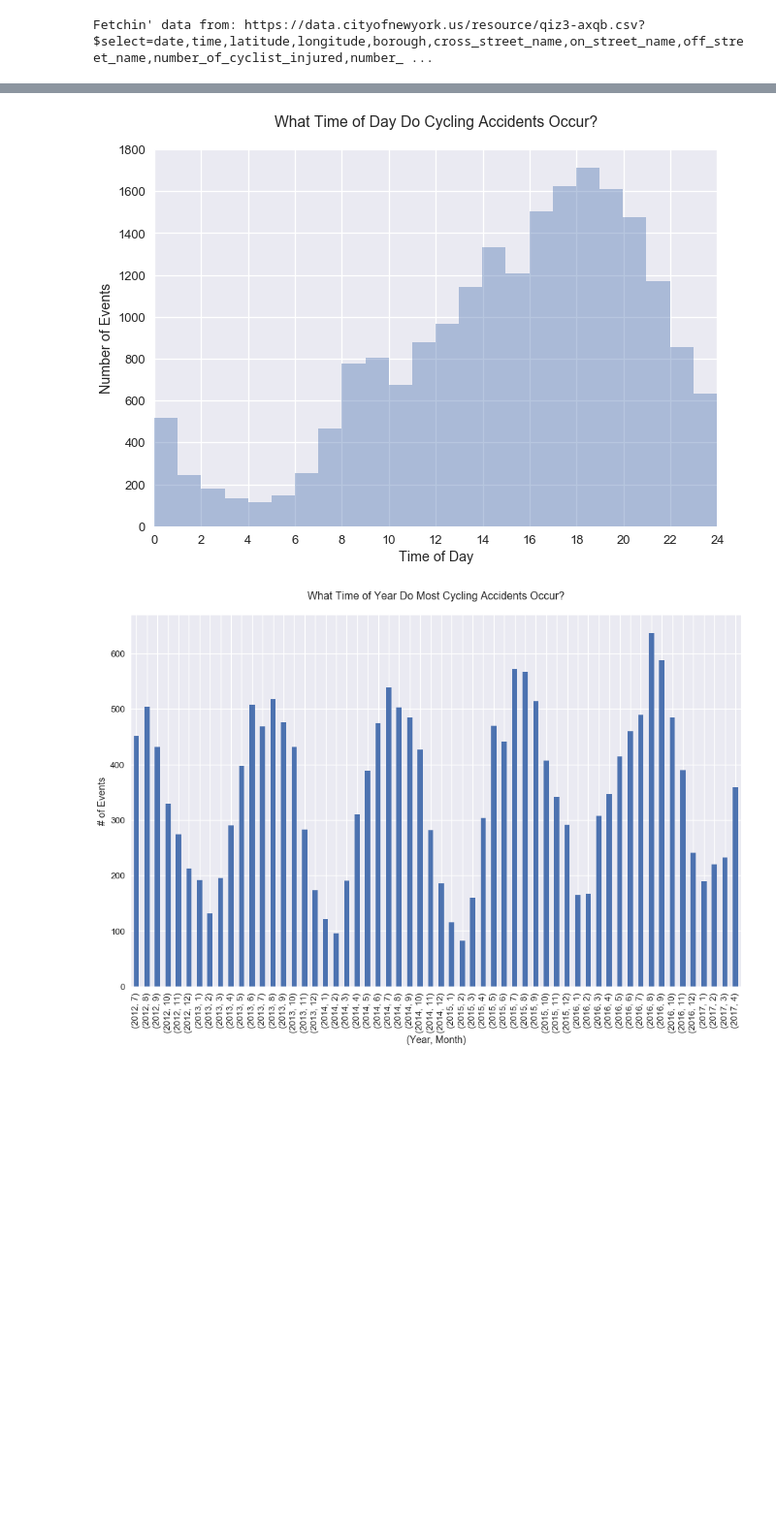
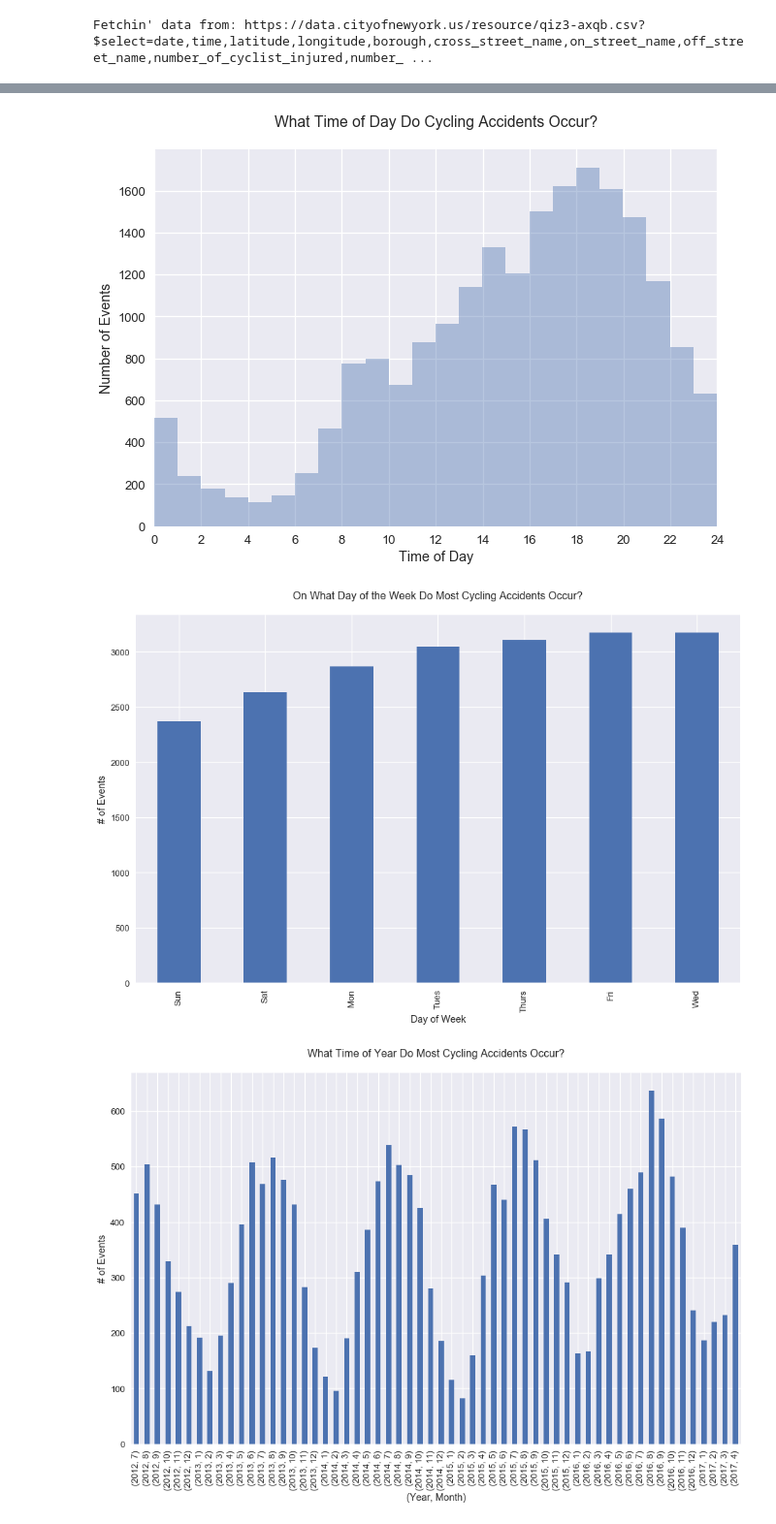
Before and after one commit to jpoles1/bikenyc, a Jupyter notebook: ImportData.ipynb, the cells around one changed output, grey strips where cells are left out. Shown at 97% size. Saved outputs shown, nothing was run; the diff lists cells and outputs as text; code cells hidden in the pictures; blank space fills up the shorter version.

```diff
--- a/ImportData.ipynb
+++ b/ImportData.ipynb
@@ -38,10 +38,16 @@ raw_data[1:5]
 | 4 | BROOKLYN | Failure to Yield Right-of-Way | Unspecified | NaN | 2017-03-20T00:00:00.000 | 40.71076 | -73.95314 | ... |
 # %%
 clean_data = raw_data.copy()
+clean_data = clean_data[~clean_data["contributing_factor_vehicle_1"].isnull()]
 clean_data["date"] = clean_data["date"].astype("datetime64")
 clean_data["time"] = pd.to_datetime(clean_data["time"])
 clean_data["time"] = clean_data["time"].dt.hour + clean_data["time"].dt.minute/60
+DoW_list = ["Mon", "Tues", "Wed", "Thurs", "Fri", "Sat", "Sun"];
+clean_data["DoW"] = clean_data["date"].dt.dayofweek
+clean_data["DoWStr"] = [DoW_list[i] for i in clean_data["DoW"]]
+clean_data["year"] = clean_data["date"].dt.year
 clean_data.to_csv("output/bikedata_clean.csv")
+clean_data.to_json("docs/accidents.json", orient="index")
 # %%
 sb.set_context("talk")
 p = sb.distplot(clean_data["time"], kde=False, bins=24)
@@ -49,7 +55,14 @@ p.set(xlim=(0,24), xlabel="Time of Day", ylabel="Number of Events",
       title="What Time of Day Do Cycling Accidents Occur?\n")
 plt.show(p.set_xticks(np.arange(0,25,2)))
 # %% [output]
-[figure, old version]
+[figure, new version]
+# %%
+_ = clean_data.groupby("DoWStr")["unique_key"].count().sort_values()\
+.plot(kind="bar", figsize=(16,10))\
+.set(title="On What Day of the Week Do Most Cycling Accidents Occur?\n",
+     xlabel="Day of Week", ylabel="# of Events")
+# %% [output]
+[figure, added]
 # %%
 _ = clean_data.groupby([clean_data["date"].dt.year, clean_data["date"].dt.month])["date"].count()[:-1]\
 .plot(kind="bar", figsize=(16,10)).set(title="What Time of Year Do Most Cycling Accidents Occur?\n",
```
Also changed, not shown: parts of 2 cells of this notebook, 18 other files.
